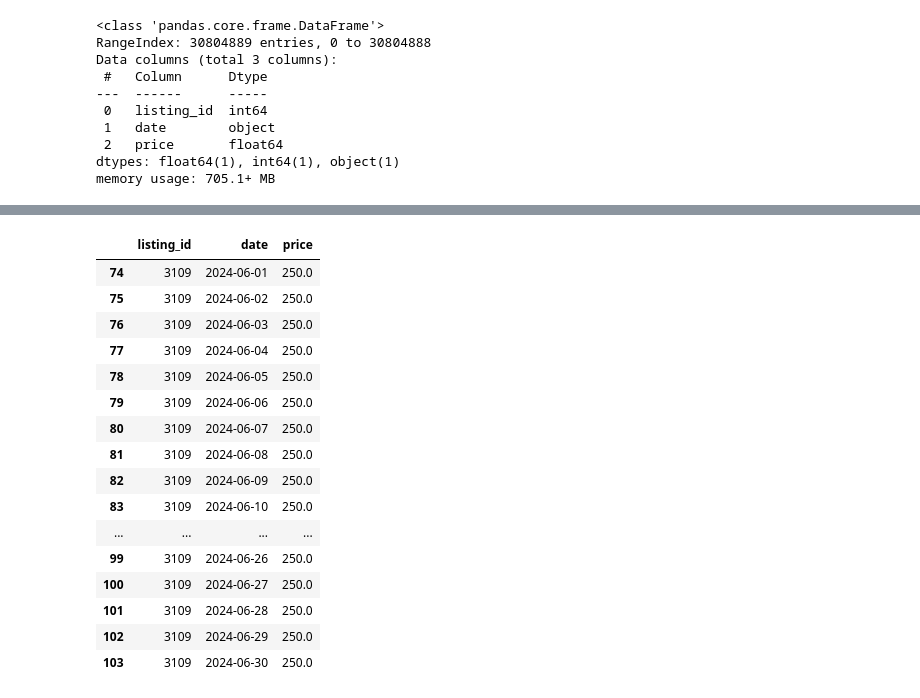
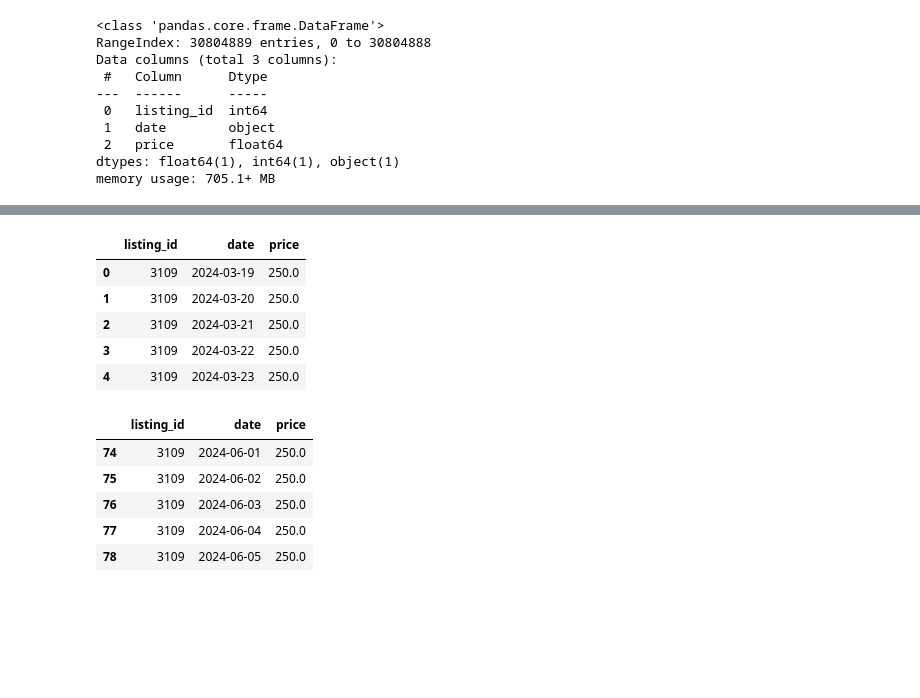
Before and after one commit to MalipieroMattia/ML_and_DL, a Jupyter notebook: ML_Assignment1_Draft 2.ipynb, the cells around one changed output, grey strips where cells are left out. Cells and saved outputs as stored; diff of their text form; code cells hidden in the pictures; blank space fills up the shorter version.

```diff
--- a/ML_Assignment1_Draft 2.ipynb
+++ b/ML_Assignment1_Draft 2.ipynb
@@ -431,3 +429,3 @@ We assume that the effective prices in June July and August will be the same as
 # %%
-calendar=pd.read_csv(r"C:/Users/Stelios PC/Downloads/airbnbm_march_calendar.csv/calendar.csv")
+calendar=pd.read_csv(r"/Users/francescoesposito/Documents/Lectures/Machine Learning/1 assignment/data/calendar.csv")
 # %%
@@ -516 +489,10 @@ memory usage: 705.1 MB
+# %%
+calendar.head()
+# %% [output]
+|  | listing_id | date | price |
+| 0 | 3109 | 2024-03-19 | 250.0 |
+| 1 | 3109 | 2024-03-20 | 250.0 |
+| 2 | 3109 | 2024-03-21 | 250.0 |
+| 3 | 3109 | 2024-03-22 | 250.0 |
+| 4 | 3109 | 2024-03-23 | 250.0 |
 # %%
@@ -518,20 +500,9 @@ calendar=calendar[(calendar['date'].dt.month.isin([6, 7, 8])) & (calendar['date'
 # %%
-calendar.head(30)
+calendar.head()
 # %% [output]
 |  | listing_id | date | price |
 | 74 | 3109 | 2024-06-01 | 250.0 |
 | 75 | 3109 | 2024-06-02 | 250.0 |
 | 76 | 3109 | 2024-06-03 | 250.0 |
 | 77 | 3109 | 2024-06-04 | 250.0 |
 | 78 | 3109 | 2024-06-05 | 250.0 |
-| 79 | 3109 | 2024-06-06 | 250.0 |
-| 80 | 3109 | 2024-06-07 | 250.0 |
-| 81 | 3109 | 2024-06-08 | 250.0 |
-| 82 | 3109 | 2024-06-09 | 250.0 |
-| 83 | 3109 | 2024-06-10 | 250.0 |
-| ... | ... | ... | ... |
-| 99 | 3109 | 2024-06-26 | 250.0 |
-| 100 | 3109 | 2024-06-27 | 250.0 |
-| 101 | 3109 | 2024-06-28 | 250.0 |
-| 102 | 3109 | 2024-06-29 | 250.0 |
-| 103 | 3109 | 2024-06-30 | 250.0 |
```
Also changed, not shown: parts of 54 cells of this notebook.
